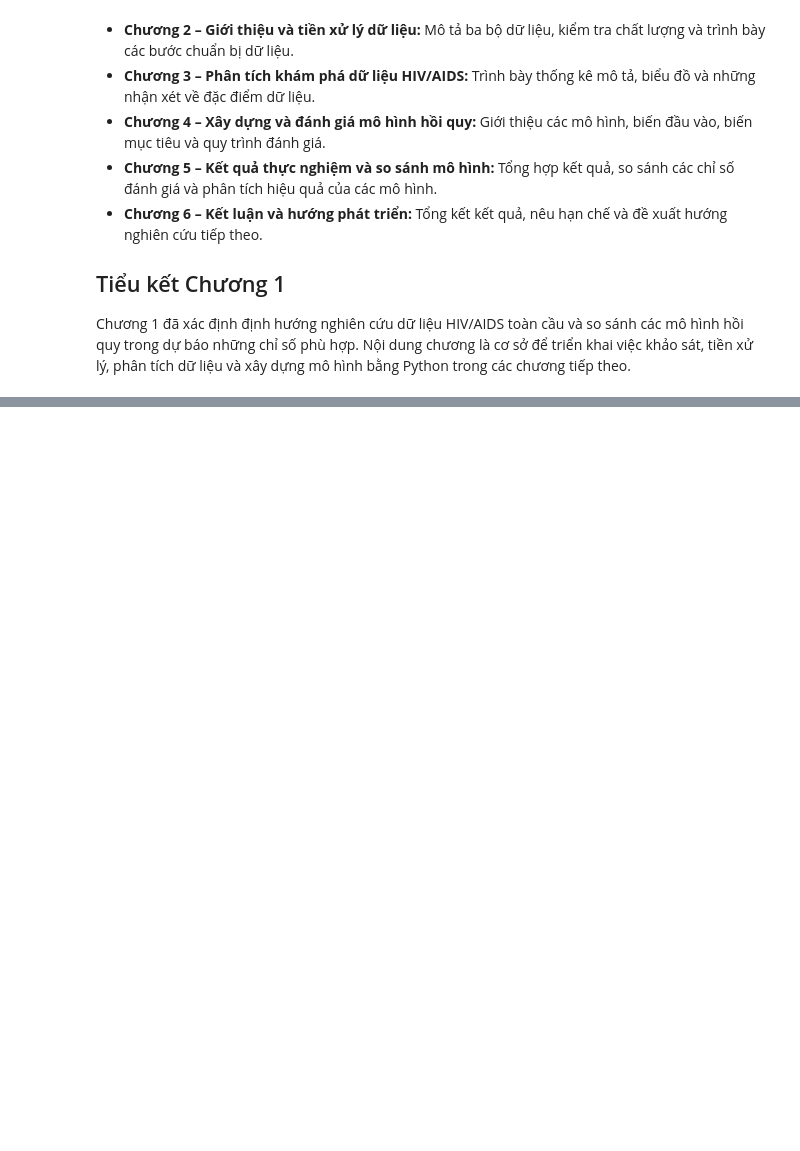
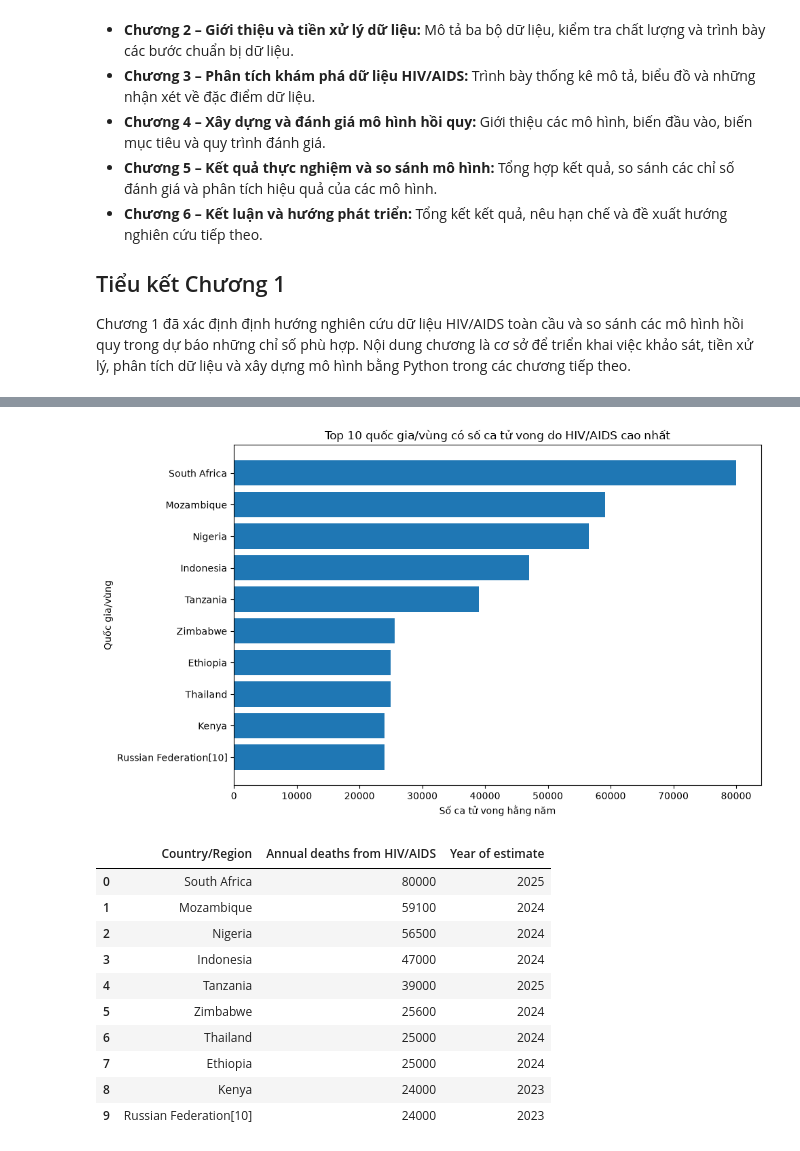
Before and after one commit to thvnking/DH23TIN07_LT_PYTHON_HIV, a Jupyter notebook: notebooks/HIV_AIDS_Analysis.ipynb, the cells around one changed output, grey strips where cells are left out. Drawn from its saved outputs; the diff is of its cells as text; code cells hidden in the pictures; blank space fills up the shorter version.

```diff
--- a/notebooks/HIV_AIDS_Analysis.ipynb
+++ b/notebooks/HIV_AIDS_Analysis.ipynb
@@ -152,0 +1144,45 @@ Chương 1 đã xác định định hướng nghiên cứu dữ liệu HIV/AIDS
+# %%
+
+import matplotlib.pyplot as plt
+
+# Lấy 10 quốc gia/vùng có số ca tử vong cao nhất
+top10_deaths = df_hiv_deaths.nlargest(
+    10, "Annual deaths from HIV/AIDS"
+).sort_values("Annual deaths from HIV/AIDS")
+
+# Vẽ biểu đồ
+plt.figure(figsize=(10, 6))
+
+plt.barh(
+    top10_deaths["Country/Region"],
+    top10_deaths["Annual deaths from HIV/AIDS"]
+)
+
+plt.title("Top 10 quốc gia/vùng có số ca tử vong do HIV/AIDS cao nhất")
+plt.xlabel("Số ca tử vong hằng năm")
+plt.ylabel("Quốc gia/vùng")
+plt.ticklabel_format(axis="x", style="plain")
+plt.tight_layout()
+plt.show()
+
+# Hiển thị bảng dữ liệu
+bang_top10_deaths = top10_deaths[
+    ["Country/Region", "Annual deaths from HIV/AIDS", "Year of estimate"]
+].sort_values(
+    "Annual deaths from HIV/AIDS", ascending=False
+).reset_index(drop=True)
+
+display(bang_top10_deaths)
+# %% [output]
+[figure, added]
+|  | Country/Region | Annual deaths from HIV/AIDS | Year of estimate |
+| 0 | South Africa | 80000 | 2025 |
+| 1 | Mozambique | 59100 | 2024 |
+| 2 | Nigeria | 56500 | 2024 |
+| 3 | Indonesia | 47000 | 2024 |
+| 4 | Tanzania | 39000 | 2025 |
+| 5 | Zimbabwe | 25600 | 2024 |
+| 6 | Thailand | 25000 | 2024 |
+| 7 | Ethiopia | 25000 | 2024 |
+| 8 | Kenya | 24000 | 2023 |
+| 9 | Russian Federation[10] | 24000 | 2023 |
```
Also changed, not shown: parts of 34 cells of this notebook.
